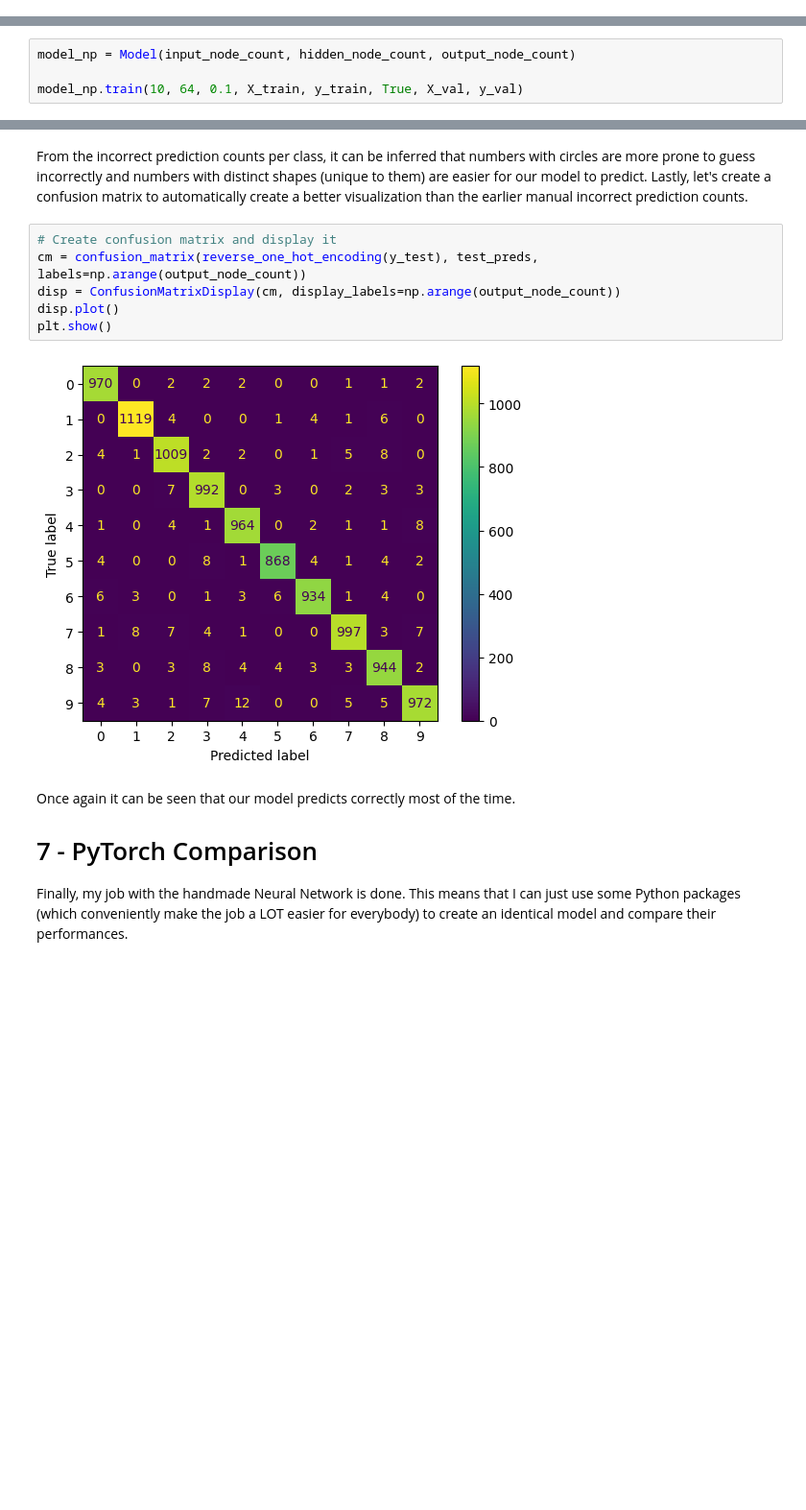
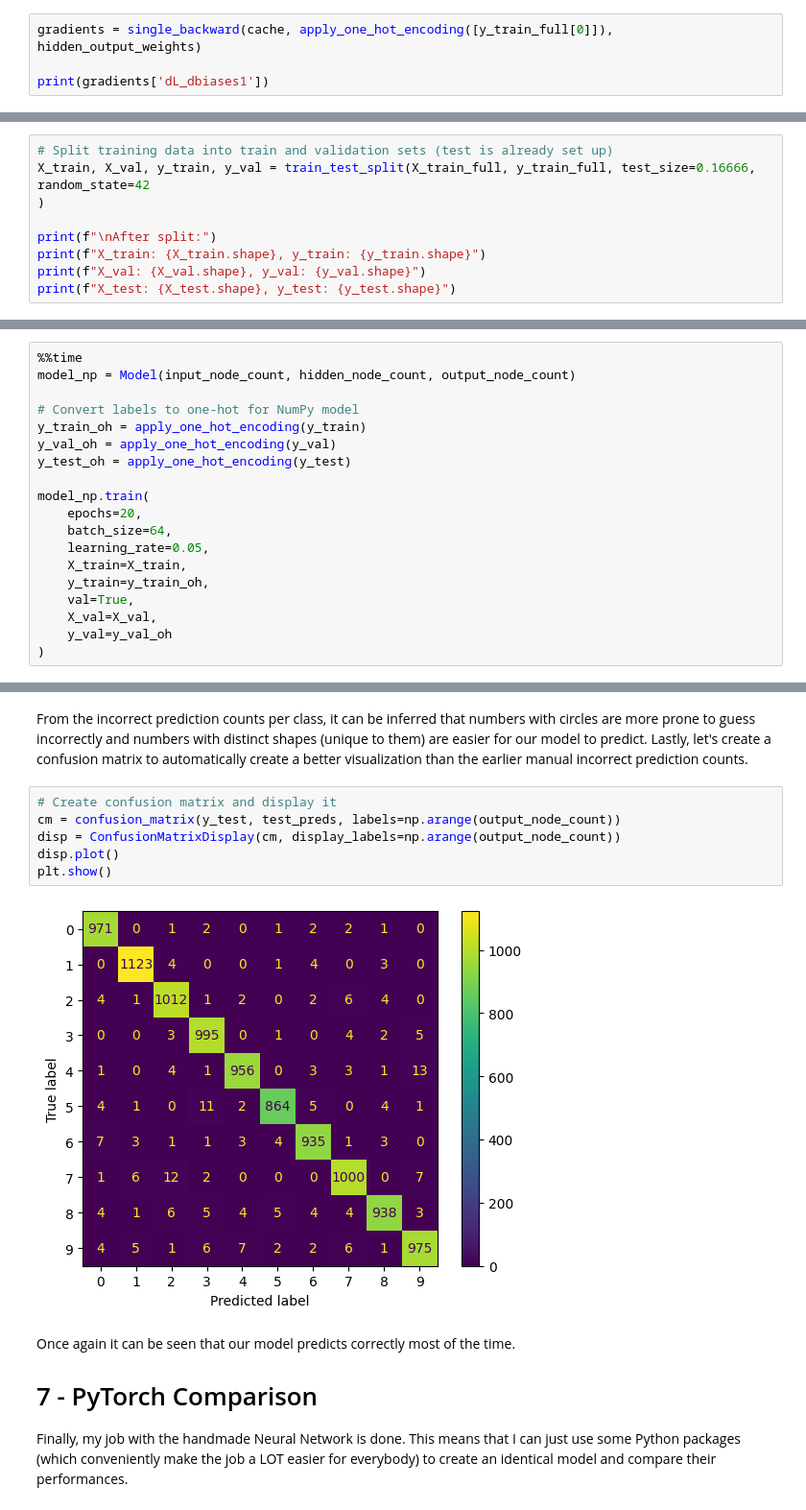
Before and after one commit to DoubleCyclone/Neural-Network-From-Scratch, a Jupyter notebook: notebooks/Neural_Network_From_Scratch.ipynb, the cells around one changed output, grey strips where cells are left out. Shown at 96% size. Saved outputs shown, nothing was run; the diff lists cells and outputs as text; blank space fills up the shorter version.

```diff
--- a/notebooks/Neural_Network_From_Scratch.ipynb
+++ b/notebooks/Neural_Network_From_Scratch.ipynb
@@ -325,0 +334,4 @@ def single_backward(cache, true_labels, weights_2):
+# %%
+gradients = single_backward(cache, apply_one_hot_encoding([y_train_full[0]]), hidden_output_weights)
+
+print(gradients['dL_dbiases1'])
@@ -353,0 +363,9 @@ Shape of test labels : (10000, 10)
+# %%
+# Split training data into train and validation sets (test is already set up)
+X_train, X_val, y_train, y_val = train_test_split(X_train_full, y_train_full, test_size=0.16666, random_state=42
+)
+
+print(f"\nAfter split:")
+print(f"X_train: {X_train.shape}, y_train: {y_train.shape}")
+print(f"X_val: {X_val.shape}, y_val: {y_val.shape}")
+print(f"X_test: {X_test.shape}, y_test: {y_test.shape}")
@@ -488,7 +484,3 @@ class Model() :
 # %% [markdown]
 # 6 - Training and Evaluation
 Now that our model class is ready with its training function. It is time to train it and see how it performs.
-# %%
-model_np = Model(input_node_count, hidden_node_count, output_node_count)
-
-model_np.train(10, 64, 0.1, X_train, y_train, True, X_val, y_val)
@@ -505,0 +487,19 @@ Epoch 10/10, Train Loss: 0.0495, Train Acc: 0.9905, Train Pre: 0.9905, Train Rec
+# %%
+%%time
+model_np = Model(input_node_count, hidden_node_count, output_node_count)
+
+# Convert labels to one-hot for NumPy model
+y_train_oh = apply_one_hot_encoding(y_train)
+y_val_oh = apply_one_hot_encoding(y_val)
+y_test_oh = apply_one_hot_encoding(y_test)
+
+model_np.train(
+    epochs=20,
+    batch_size=64,
+    learning_rate=0.05,
+    X_train=X_train,
+    y_train=y_train_oh,
+    val=True,
+    X_val=X_val,
+    y_val=y_val_oh
+)
@@ -600,12 +617,12 @@ Count of incorrect predictions for class 9 : 37
 From the incorrect prediction counts per class, it can be inferred that numbers with circles are more prone to guess incorrectly and numbers with distinct shapes (unique to them) are easier for our model to predict. Lastly, let's create a confusion matrix to automatically create a better visualization than the earlier manual incorrect prediction counts.
 # %%
 # Create confusion matrix and display it
-cm = confusion_matrix(reverse_one_hot_encoding(y_test), test_preds, labels=np.arange(output_node_count))
+cm = confusion_matrix(y_test, test_preds, labels=np.arange(output_node_count))
 disp = ConfusionMatrixDisplay(cm, display_labels=np.arange(output_node_count))
 disp.plot()
 plt.show()
 # %% [output]
-[figure, old version]
+[figure, new version]
 # %% [markdown]
 Once again it can be seen that our model predicts correctly most of the time.
 # 7 - PyTorch Comparison
```
Also changed, not shown: parts of 44 cells of this notebook.
